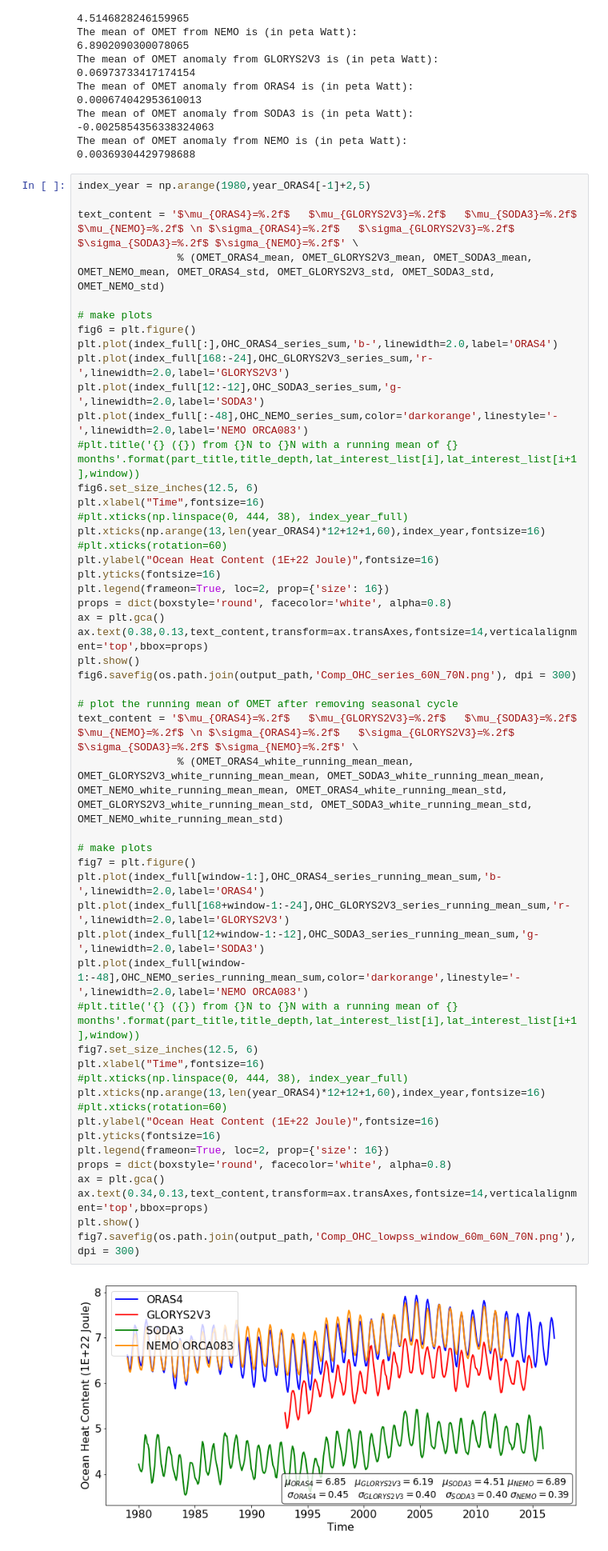
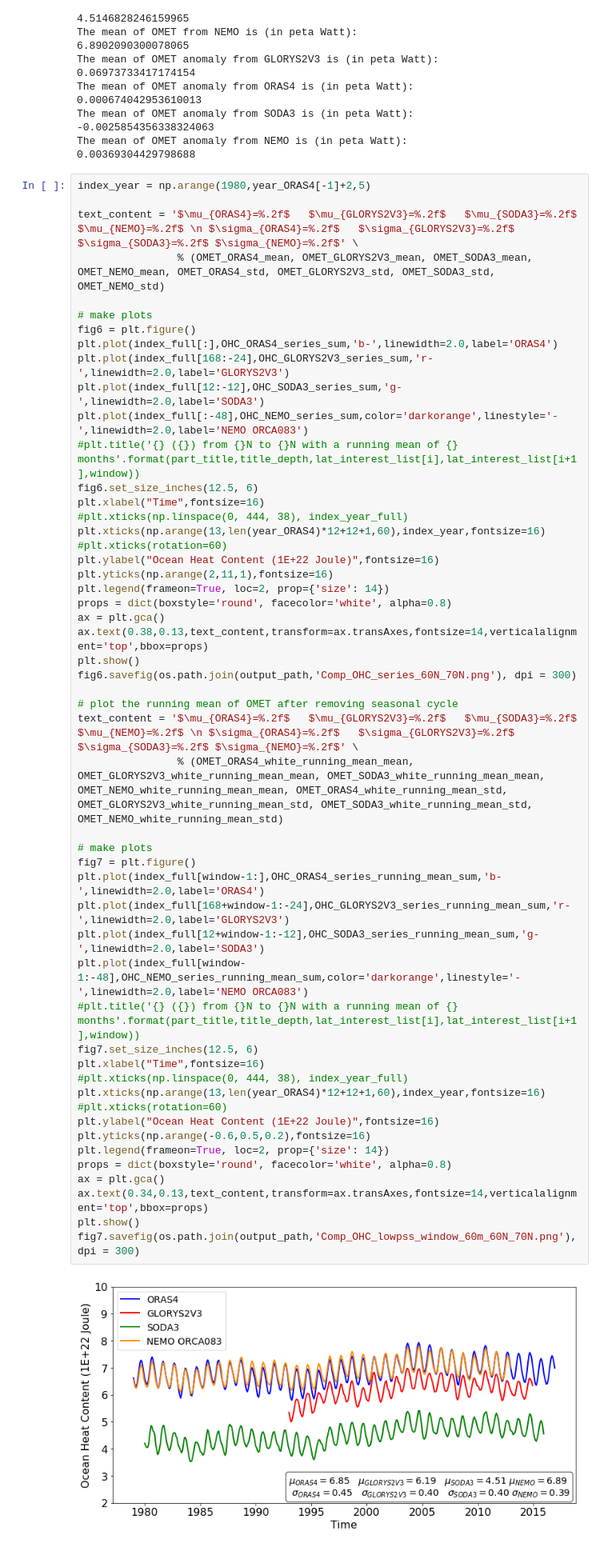
Before and after one commit to geek-yang/AirSeaFlow, a Jupyter notebook: MET_revise/ESD/paper_comp_OHC.ipynb, the cells around one changed output. Shown at 80% size. Drawn from its saved outputs; the diff is of its cells as text.

```diff
--- a/MET_revise/ESD/paper_comp_OHC.ipynb
+++ b/MET_revise/ESD/paper_comp_OHC.ipynb
@@ -440,37 +440,37 @@ plt.xlabel("Time",fontsize=16)
 plt.xticks(np.arange(13,len(year_ORAS4)*12+12+1,60),index_year,fontsize=16)
 #plt.xticks(rotation=60)
 plt.ylabel("Ocean Heat Content (1E+22 Joule)",fontsize=16)
-plt.yticks(fontsize=16)
-plt.legend(frameon=True, loc=2, prop={'size': 16})
+plt.yticks(np.arange(2,11,1),fontsize=16)
+plt.legend(frameon=True, loc=2, prop={'size': 14})
 props = dict(boxstyle='round', facecolor='white', alpha=0.8)
 ax = plt.gca()
 ax.text(0.38,0.13,text_content,transform=ax.transAxes,fontsize=14,verticalalignment='top',bbox=props)
 plt.show()
 fig6.savefig(os.path.join(output_path,'Comp_OHC_series_60N_70N.png'), dpi = 300)
 
 # plot the running mean of OMET after removing seasonal cycle
 text_content = '$\mu_{ORAS4}=%.2f$   $\mu_{GLORYS2V3}=%.2f$   $\mu_{SODA3}=%.2f$ $\mu_{NEMO}=%.2f$ \n $\sigma_{ORAS4}=%.2f$   $\sigma_{GLORYS2V3}=%.2f$   $\sigma_{SODA3}=%.2f$ $\sigma_{NEMO}=%.2f$' \
                 % (OMET_ORAS4_white_running_mean_mean, OMET_GLORYS2V3_white_running_mean_mean, OMET_SODA3_white_running_mean_mean, OMET_NEMO_white_running_mean_mean, OMET_ORAS4_white_running_mean_std, OMET_GLORYS2V3_white_running_mean_std, OMET_SODA3_white_running_mean_std, OMET_NEMO_white_running_mean_std)
 
 # make plots
 fig7 = plt.figure()
 plt.plot(index_full[window-1:],OHC_ORAS4_series_running_mean_sum,'b-',linewidth=2.0,label='ORAS4')
 plt.plot(index_full[168+window-1:-24],OHC_GLORYS2V3_series_running_mean_sum,'r-',linewidth=2.0,label='GLORYS2V3')
 plt.plot(index_full[12+window-1:-12],OHC_SODA3_series_running_mean_sum,'g-',linewidth=2.0,label='SODA3')
 plt.plot(index_full[window-1:-48],OHC_NEMO_series_running_mean_sum,color='darkorange',linestyle='-',linewidth=2.0,label='NEMO ORCA083')
 #plt.title('{} ({}) from {}N to {}N with a running mean of {} months'.format(part_title,title_depth,lat_interest_list[i],lat_interest_list[i+1],window))
 fig7.set_size_inches(12.5, 6)
 plt.xlabel("Time",fontsize=16)
 #plt.xticks(np.linspace(0, 444, 38), index_year_full)
 plt.xticks(np.arange(13,len(year_ORAS4)*12+12+1,60),index_year,fontsize=16)
 #plt.xticks(rotation=60)
 plt.ylabel("Ocean Heat Content (1E+22 Joule)",fontsize=16)
-plt.yticks(fontsize=16)
-plt.legend(frameon=True, loc=2, prop={'size': 16})
+plt.yticks(np.arange(-0.6,0.5,0.2),fontsize=16)
+plt.legend(frameon=True, loc=2, prop={'size': 14})
 props = dict(boxstyle='round', facecolor='white', alpha=0.8)
 ax = plt.gca()
 ax.text(0.34,0.13,text_content,transform=ax.transAxes,fontsize=14,verticalalignment='top',bbox=props)
 plt.show()
 fig7.savefig(os.path.join(output_path,'Comp_OHC_lowpss_window_60m_60N_70N.png'), dpi = 300)
 # %% [output]
-[figure, old version]
+[figure, new version]
```
Also changed, not shown: parts of 1 cell of this notebook, 5 other files.
